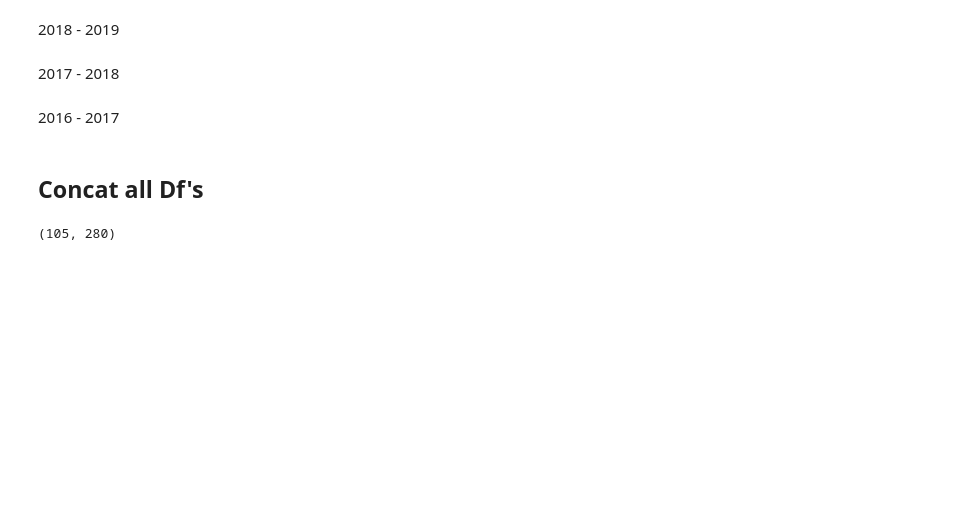
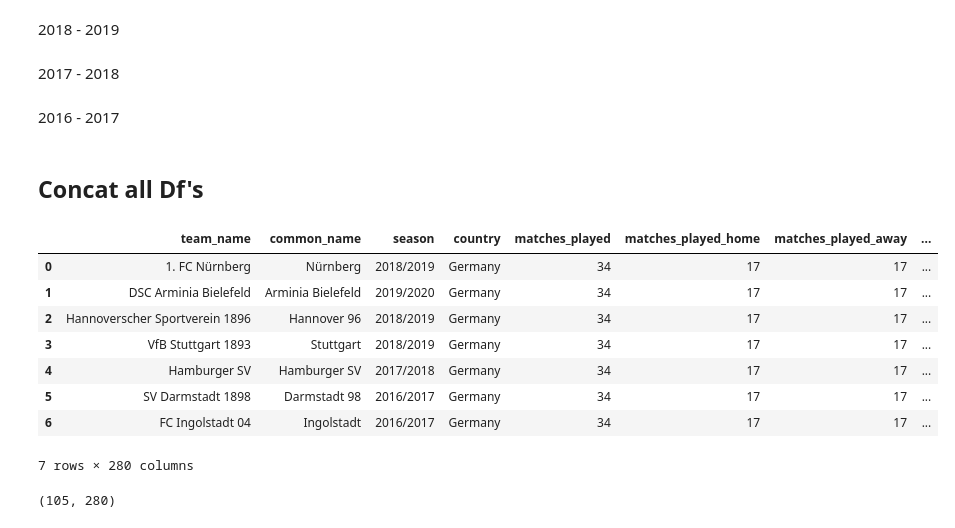
Before and after one commit to nichohelmut/football_results, a Jupyter notebook: archetype_analysis.ipynb, the cells around one changed output. Cells and saved outputs as stored; diff of their text form; code cells hidden in the pictures; blank space fills up the shorter version.

```diff
--- a/archetype_analysis.ipynb
+++ b/archetype_analysis.ipynb
@@ -68,6 +68,18 @@ df_league_climbers.reset_index(inplace=True)
 df_league_climbers.drop("index", axis=1, inplace=True)
 df_all_climbers = df_league_climbers.copy()
 # columns = ['wins', 'wins_home', 'wins_away', 'draws', 'draws_home', 'draws_away', 'losses', 'losses_home', 'losses_away']
+# %%
+df_all_climbers
+# %% [output]
+|  | team_name | common_name | season | country | matches_played | matches_played_home | matches_played_away | ... |
+| 0 | 1. FC Nürnberg | Nürnberg | 2018/2019 | Germany | 34 | 17 | 17 | ... |
+| 1 | DSC Arminia Bielefeld | Arminia Bielefeld | 2019/2020 | Germany | 34 | 17 | 17 | ... |
+| 2 | Hannoverscher Sportverein 1896 | Hannover 96 | 2018/2019 | Germany | 34 | 17 | 17 | ... |
+| 3 | VfB Stuttgart 1893 | Stuttgart | 2018/2019 | Germany | 34 | 17 | 17 | ... |
+| 4 | Hamburger SV | Hamburger SV | 2017/2018 | Germany | 34 | 17 | 17 | ... |
+| 5 | SV Darmstadt 1898 | Darmstadt 98 | 2016/2017 | Germany | 34 | 17 | 17 | ... |
+| 6 | FC Ingolstadt 04 | Ingolstadt | 2016/2017 | Germany | 34 | 17 | 17 | ... |
+7 rows × 280 columns
 # %%
 df_all = pd.concat([df_european_leagues, df_all_climbers],sort=False)
 df_all.reset_index(inplace=True)
```
Also changed, not shown: parts of 10 cells of this notebook, 6 other files.
